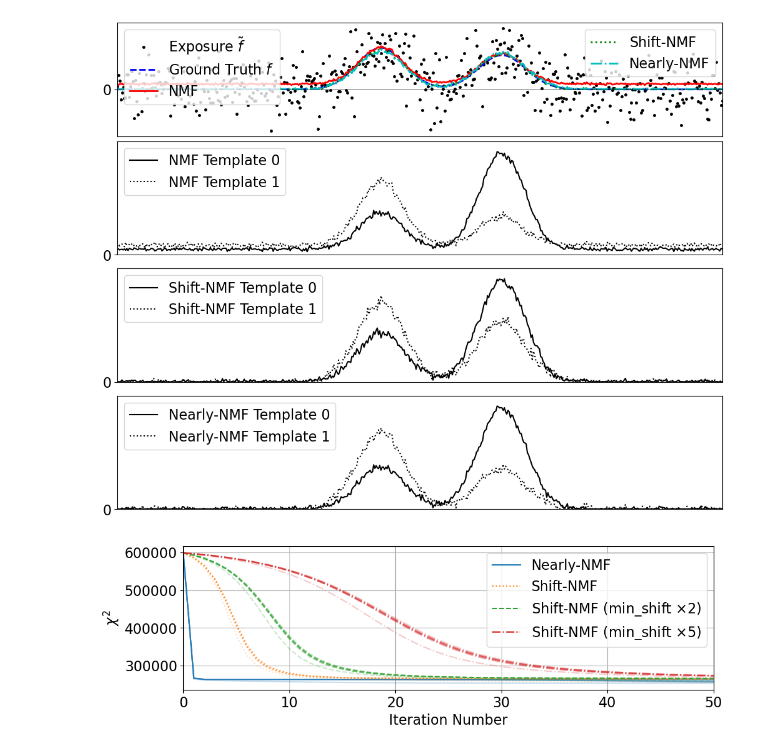
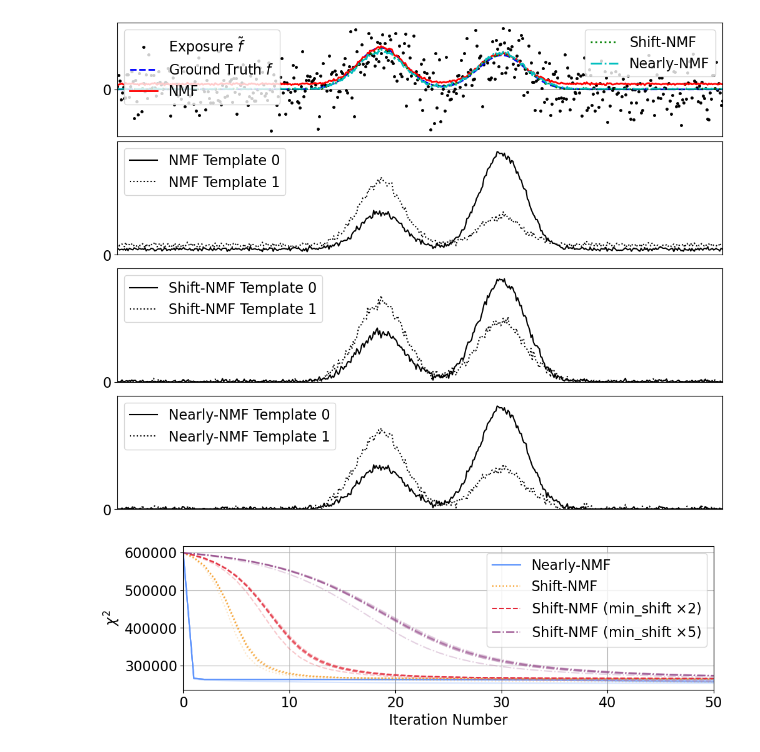
Before and after one commit to dylanagreen/nearly_nmf_paper, a Jupyter notebook: 01-toy.ipynb, the cells around one changed output. Cells and saved outputs as stored; diff of their text form; code cells hidden in the pictures.

Commit message:
Change Fig 2 to be more colorblind friendly.

```diff
--- a/01-toy.ipynb
+++ b/01-toy.ipynb
@@ -293,23 +293,27 @@ for i in range(n_runs):
     chi_5x[i] = chi_2
 # %%
 fig, ax = plt.subplots(figsize=(11, 3))
-plt.plot(chi_nearly.T, c="C0", alpha=0.25)
-plt.plot(chi_shift.T, c="C1", alpha=0.25, ls="dotted") # Shift-NMF
-plt.plot(chi_2x.T, c="C2", alpha=0.25, ls="dashed")
-plt.plot(chi_5x.T, c="C3", alpha=0.25, ls="dashdot")
+
+# Colors from https://arxiv.org/abs/2107.02270
+#["#5790fc", "#f89c20", "#e42536", "#964a8b", "#9c9ca1", "#7a21dd"]
+
+plt.plot(chi_nearly.T, c="#5790fc", alpha=0.25)
+plt.plot(chi_shift.T, c="#f89c20", alpha=0.25, ls="dotted") # Shift-NMF
+plt.plot(chi_2x.T, c="#e42536", alpha=0.25, ls="dashed")
+plt.plot(chi_5x.T, c="#964a8b", alpha=0.25, ls="dashdot")
 ylim = ax.get_ylim()
 
-plt.plot(-1, -1, c="C0", label="Nearly-NMF")
-plt.plot(-1, -1, c="C1", ls="dotted", label="Shift-NMF")
-plt.plot(-1, -1, c="C2", ls="dashed", label=r"Shift-NMF (min_shift $\times 2$)")
-plt.plot(-1, -1, c="C3", ls="dashdot", label=r"Shift-NMF (min_shift $\times 5$)")
+plt.plot(-1, -1, c="#5790fc", label="Nearly-NMF")
+plt.plot(-1, -1, c="#f89c20", ls="dotted", label="Shift-NMF")
+plt.plot(-1, -1, c="#e42536", ls="dashed", label=r"Shift-NMF (min_shift $\times 2$)")
+plt.plot(-1, -1, c="#964a8b", ls="dashdot", label=r"Shift-NMF (min_shift $\times 5$)")
 
 plt.grid()
 plt.legend()
 plt.xlabel("Iteration Number")
 plt.ylabel("$\chi^2$")
 plt.xlim(0, 50)
 plt.ylim(ylim)
 plt.savefig("plots/convergence_speed.pdf", bbox_inches="tight")
 # %% [output]
-[figure, old version]
+[figure, new version]
```
